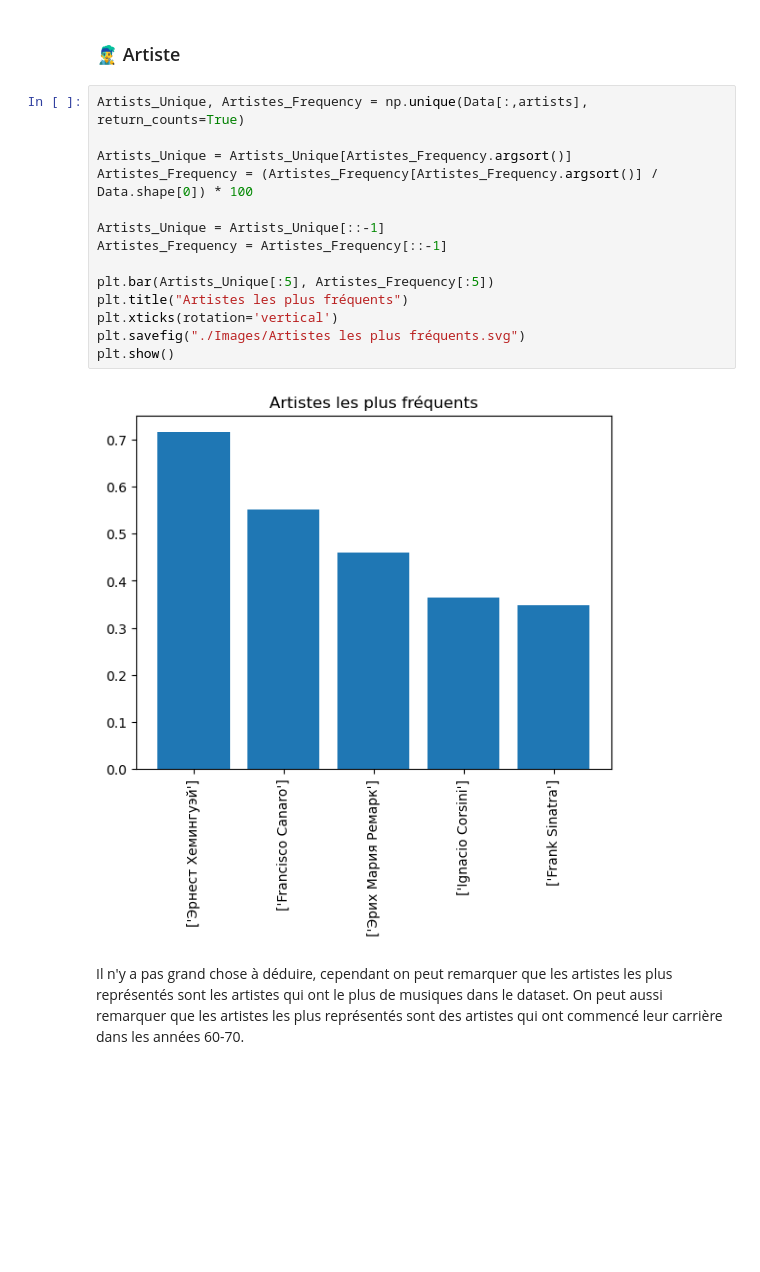
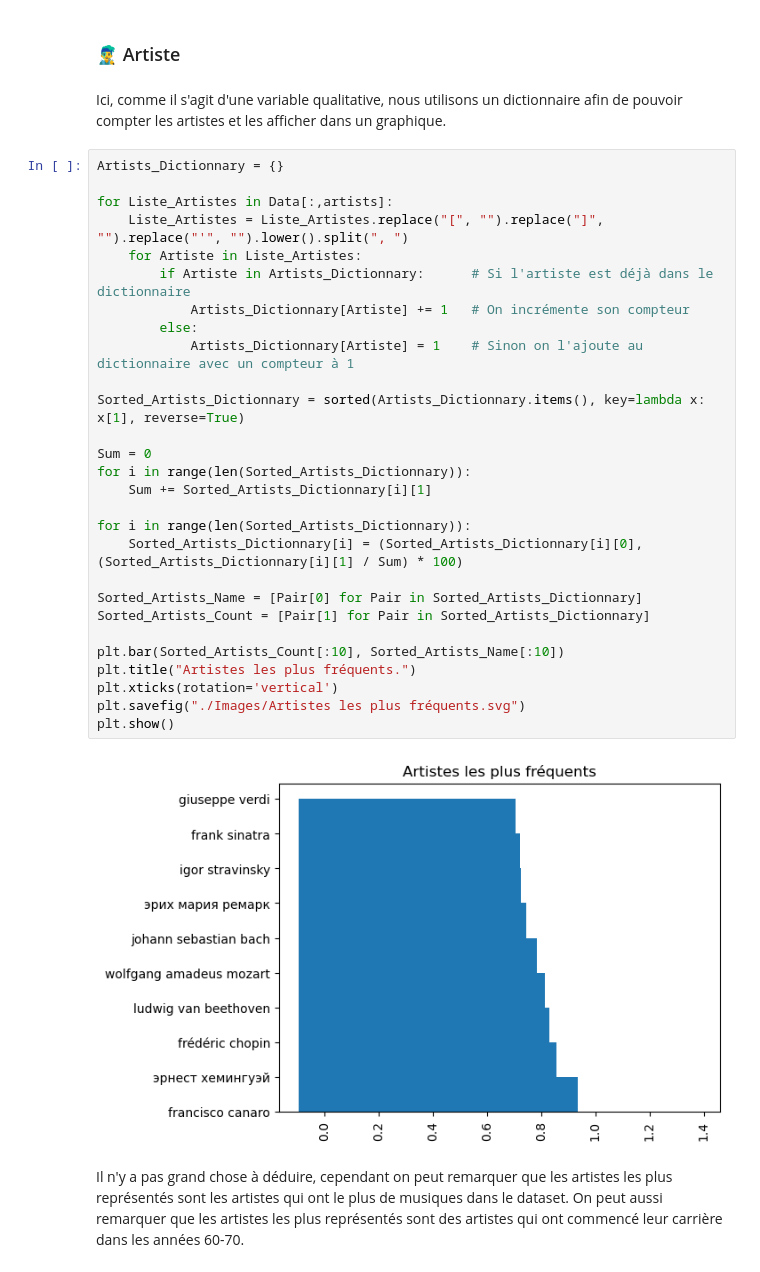
Before and after one commit to AlixANNERAUD/Music_danceability_prediction, a Jupyter notebook: Projet.ipynb, the cells around one changed output. Drawn from its saved outputs; the diff is of its cells as text; blank space fills up the shorter version.

Commit message:
Correction artistes graphique

```diff
--- a/Projet.ipynb
+++ b/Projet.ipynb
@@ -170,22 +170,38 @@ Le jeu de données formaté contient 24 variables pour 169909 observations.
 ## 🔤 Variables qualitatives
 # %% [markdown]
 ### 👨‍🎤 Artiste
-# %%
-Artists_Unique, Artistes_Frequency = np.unique(Data[:,artists], return_counts=True)
-
-Artists_Unique = Artists_Unique[Artistes_Frequency.argsort()]
-Artistes_Frequency = (Artistes_Frequency[Artistes_Frequency.argsort()] / Data.shape[0]) * 100
-
-Artists_Unique = Artists_Unique[::-1]
-Artistes_Frequency = Artistes_Frequency[::-1]
-
-plt.bar(Artists_Unique[:5], Artistes_Frequency[:5])
-plt.title("Artistes les plus fréquents")
-plt.xticks(rotation='vertical')
-plt.savefig("./Images/Artistes les plus fréquents.svg")
-plt.show()
-# %% [output]
-[figure, removed]
+# %% [markdown]
+Ici, comme il s'agit d'une variable qualitative, nous utilisons un dictionnaire afin de pouvoir compter les artistes et les afficher dans un graphique.
+# %%
+Artists_Dictionnary = {}
+
+for Liste_Artistes in Data[:,artists]:
+    Liste_Artistes = Liste_Artistes.replace("[", "").replace("]", "").replace("'", "").lower().split(", ")
+    for Artiste in Liste_Artistes:
+        if Artiste in Artists_Dictionnary:      # Si l'artiste est déjà dans le dictionnaire
+            Artists_Dictionnary[Artiste] += 1   # On incrémente son compteur
+        else:
+            Artists_Dictionnary[Artiste] = 1    # Sinon on l'ajoute au dictionnaire avec un compteur à 1
+
+Sorted_Artists_Dictionnary = sorted(Artists_Dictionnary.items(), key=lambda x: x[1], reverse=True)
+
+Sum = 0
+for i in range(len(Sorted_Artists_Dictionnary)):
+    Sum += Sorted_Artists_Dictionnary[i][1]
+
+for i in range(len(Sorted_Artists_Dictionnary)):
+    Sorted_Artists_Dictionnary[i] = (Sorted_Artists_Dictionnary[i][0], (Sorted_Artists_Dictionnary[i][1] / Sum) * 100)
+
+Sorted_Artists_Name = [Pair[0] for Pair in Sorted_Artists_Dictionnary]
+Sorted_Artists_Count = [Pair[1] for Pair in Sorted_Artists_Dictionnary]
+
+plt.bar(Sorted_Artists_Count[:10], Sorted_Artists_Name[:10])
+plt.title("Artistes les plus fréquents.")
+plt.xticks(rotation='vertical')
+plt.savefig("./Images/Artistes les plus fréquents.svg")
+plt.show()
+# %% [output]
+[figure, added]
 # %% [markdown]
 Il n'y a pas grand chose à déduire, cependant on peut remarquer que les artistes les plus représentés sont les artistes qui ont le plus de musiques dans le dataset. On peut aussi remarquer que les artistes les plus représentés sont des artistes qui ont commencé leur carrière dans les années 60-70.
 # %% [markdown]
```
Also changed, not shown: 9 other files.
